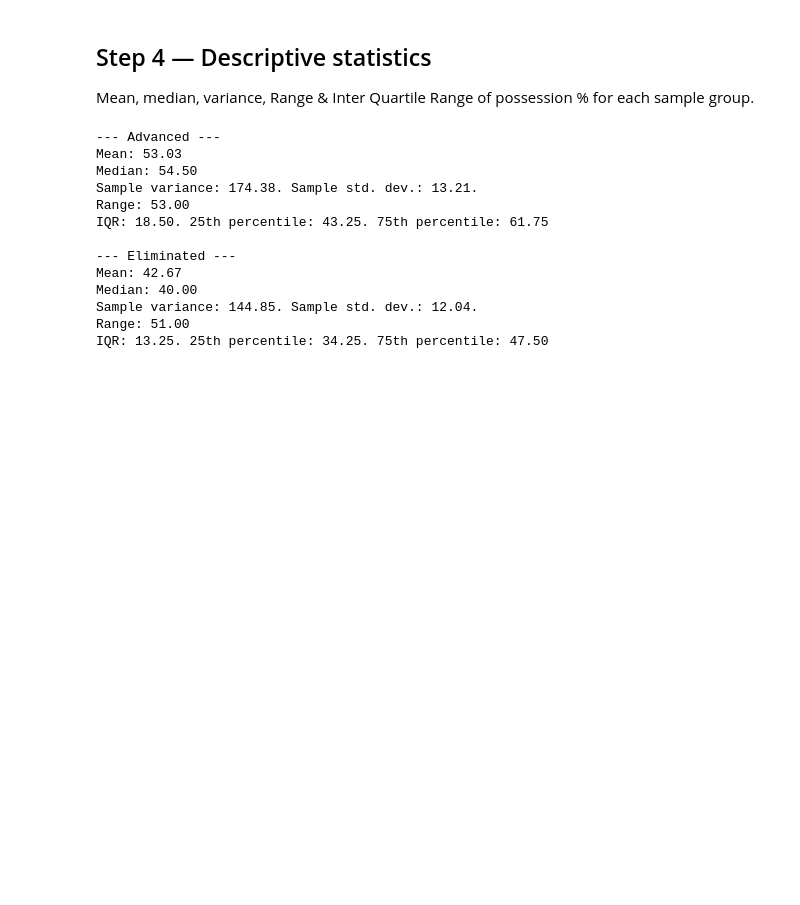
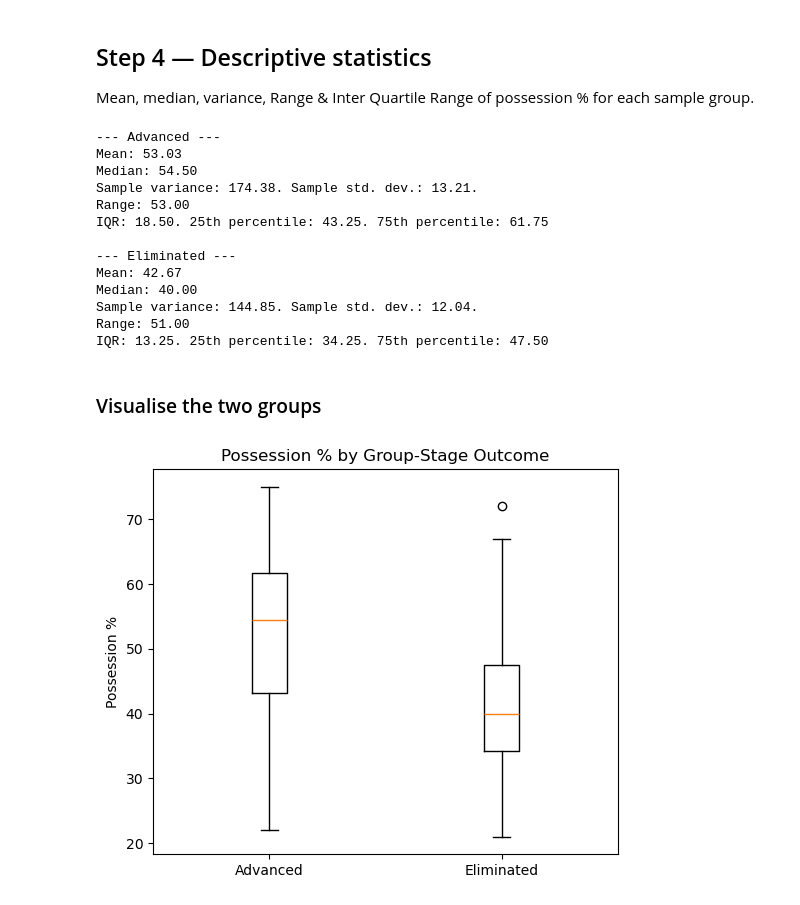
Before and after one commit to ashoktamang002/Foundation-of-Data-Science, a Jupyter notebook: Assessment 2 Solution/Analytic Task 1/Task1.ipynb, the cells around one changed output. Saved outputs shown, nothing was run; the diff lists cells and outputs as text; code cells hidden in the pictures; blank space fills up the shorter version.

Commit message:
Visualise Descriptive Stat-Analytic Task 1

```diff
--- a/Assessment 2 Solution/Analytic Task 1/Task1.ipynb
+++ b/Assessment 2 Solution/Analytic Task 1/Task1.ipynb
@@ -157,3 +154,15 @@ Median: 40.00
 Sample variance: 144.85. Sample std. dev.: 12.04.
 Range: 51.00
 IQR: 13.25. 25th percentile: 34.25. 75th percentile: 47.50
+# %% [markdown]
+### Visualise the two groups
+# %%
+import matplotlib.pyplot as plt
+
+fig, ax = plt.subplots(figsize=(6, 5))
+ax.boxplot([adv_vals, elim_vals], tick_labels=["Advanced", "Eliminated"])
+ax.set_ylabel("Possession %")
+ax.set_title("Possession % by Group-Stage Outcome")
+plt.show()
+# %% [output]
+[figure, added]
```
Also changed, not shown: parts of 1 cell of this notebook.
